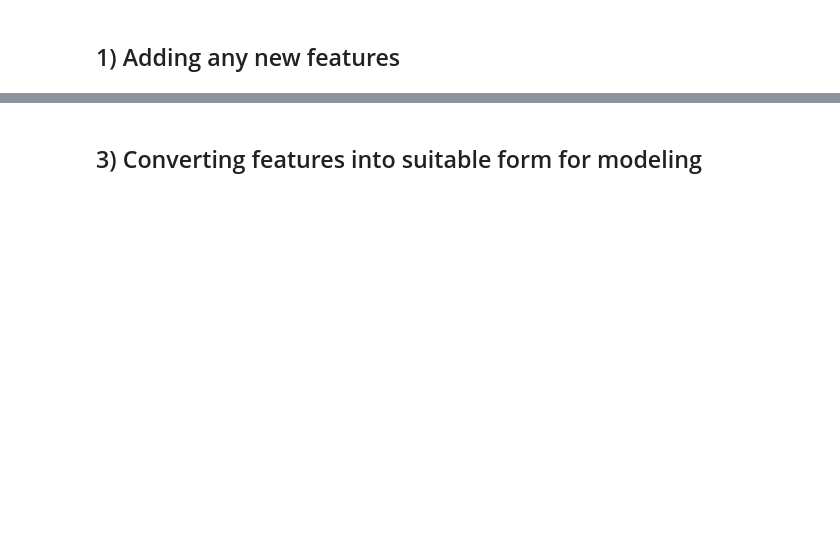
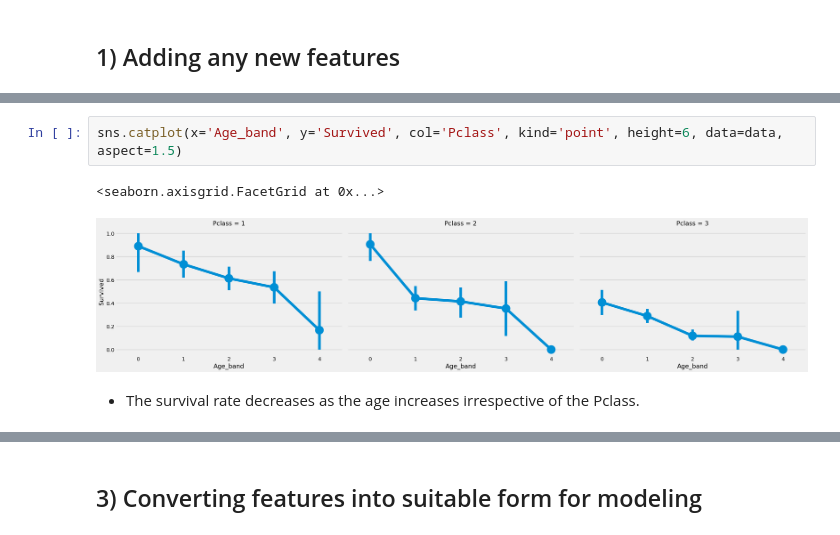
Before and after one commit to yeonuan1/Kaggle, a Jupyter notebook: 1-binary-classification-tabular-data-lev-1-2.ipynb, the cells around one changed output, grey strips where cells are left out. Cells and saved outputs as stored; diff of their text form; blank space fills up the shorter version.

```diff
--- a/1-binary-classification-tabular-data-lev-1-2.ipynb
+++ b/1-binary-classification-tabular-data-lev-1-2.ipynb
@@ -568,0 +603,7 @@ plt.show()
+# %%
+sns.catplot(x='Age_band', y='Survived', col='Pclass', kind='point', height=6, data=data, aspect=1.5)
+# %% [output]
+<seaborn.axisgrid.FacetGrid at 0x...>
+[figure, added]
+# %% [markdown]
+- The survival rate decreases as the age increases irrespective of the Pclass.
```
Also changed, not shown: parts of 53 cells of this notebook.
